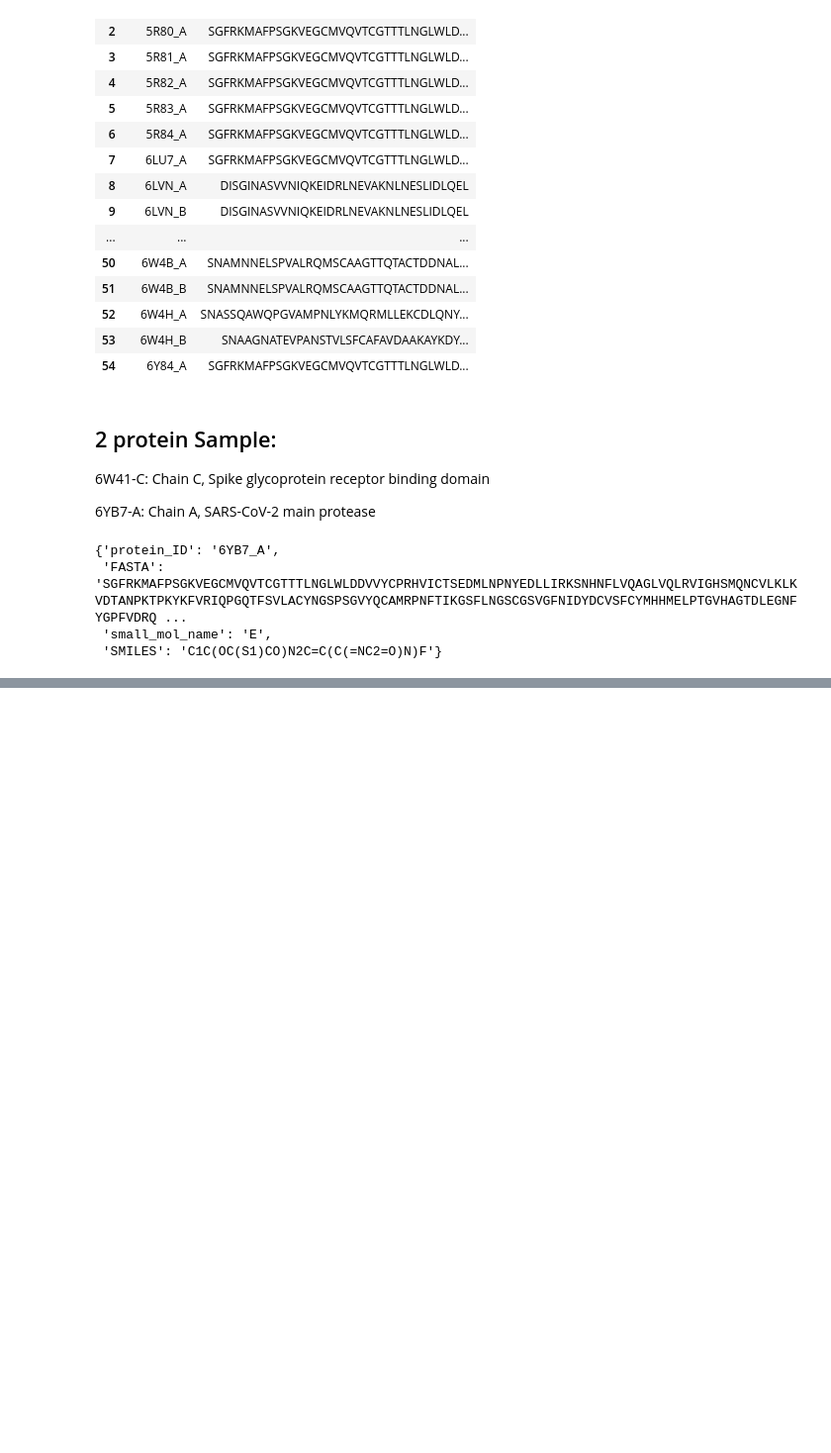
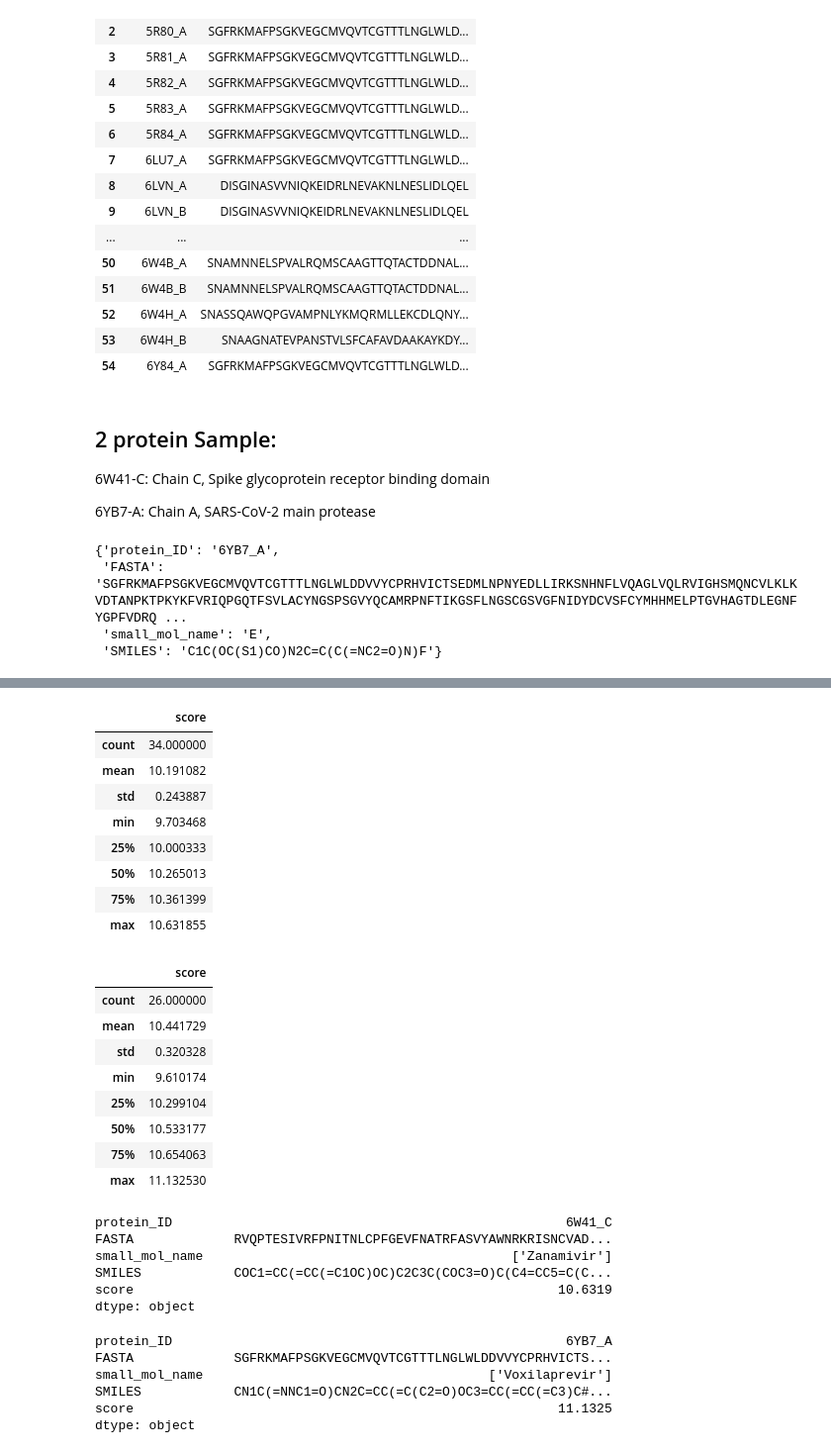
Before and after one commit to breogann/Fighting-COVID-19-through-AI, a Jupyter notebook: web_scraping.ipynb, the cells around one changed output, grey strips where cells are left out. Shown at 99% size. Drawn from its saved outputs; the diff is of its cells as text; code cells hidden in the pictures; blank space fills up the shorter version.

```diff
--- a/web_scraping.ipynb
+++ b/web_scraping.ipynb
@@ -1142,0 +1191,40 @@ res_sorted.to_csv("output/result_sample60.csv",index=False)
+# %%
+display(espicula.describe())
+display(proteasa.describe())
+# %% [output]
+|  | score |
+| count | 34.000000 |
+| mean | 10.191082 |
+| std | 0.243887 |
+| min | 9.703468 |
+| 25% | 10.000333 |
+| 50% | 10.265013 |
+| 75% | 10.361399 |
+| max | 10.631855 |
+|  | score |
+| count | 26.000000 |
+| mean | 10.441729 |
+| std | 0.320328 |
+| min | 9.610174 |
+| 25% | 10.299104 |
+| 50% | 10.533177 |
+| 75% | 10.654063 |
+| max | 11.132530 |
+# %%
+espicula.max()
+# %% [output]
+protein_ID                                                   6W41_C
+FASTA             RVQPTESIVRFPNITNLCPFGEVFNATRFASVYAWNRKRISNCVAD...
+small_mol_name                                        ['Zanamivir']
+SMILES            COC1=CC(=CC(=C1OC)OC)C2C3C(COC3=O)C(C4=CC5=C(C...
+score                                                       10.6319
+dtype: object
+# %%
+proteasa.max()
+# %% [output]
+protein_ID                                                   6YB7_A
+FASTA             SGFRKMAFPSGKVEGCMVQVTCGTTTLNGLWLDDVVYCPRHVICTS...
+small_mol_name                                     ['Voxilaprevir']
+SMILES            CN1C(=NNC1=O)CN2C=CC(=C(C2=O)OC3=CC(=CC(=C3)C#...
+score                                                       11.1325
+dtype: object
```
Also changed, not shown: parts of 6 cells of this notebook.
